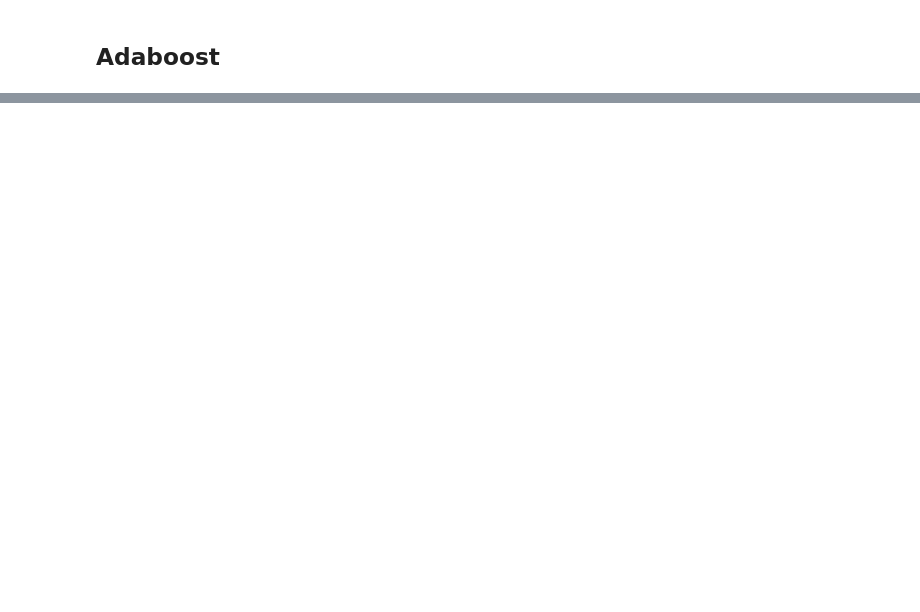
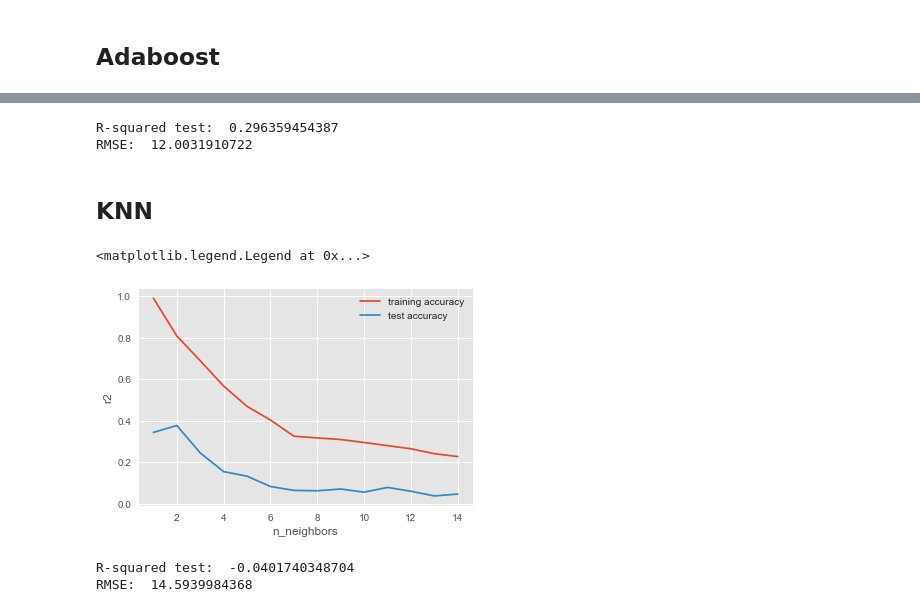
Before and after one commit to asyrafjanai/OLED-model, a Jupyter notebook: 6.0 - PhOLED 300.ipynb, the cells around one changed output, grey strips where cells are left out. Saved outputs shown, nothing was run; the diff lists cells and outputs as text; code cells hidden in the pictures; blank space fills up the shorter version.

```diff
--- a/6.0 - PhOLED 300.ipynb
+++ b/6.0 - PhOLED 300.ipynb
@@ -441,0 +467,70 @@ RMSE:  9.6389926614
+# %%
+from sklearn.ensemble import GradientBoostingRegressor
+
+regressor = GradientBoostingRegressor()
+regressor.fit(X_train, y_train.values.ravel())
+y_predictions = regressor.predict(X_test)
+
+# r2_scores = cross_val_score(regressor, X, y.values.ravel(), cv=kfold)
+# print('R2 scores: ', r2_scores)
+# print('mean R2 score: ', r2_scores.mean(), '\n')
+
+# mse_scores = cross_val_score(regressor, X, y.values.ravel(), cv=loo, scoring='neg_mean_squared_error')
+# print('RMSE mean: ', np.sqrt(-mse_scores.mean()) , '\n')
+
+# Check how our model is doing on test set
+print('R-squared test: ', regressor.score(X_test, y_test))
+print('RMSE: ', np.sqrt(mean_squared_error(y_test, y_predictions)))
+# %% [output]
+R-squared test:  0.296359454387
+RMSE:  12.0031910722
+# %% [markdown]
+## KNN
+# %%
+from sklearn.neighbors import KNeighborsRegressor
+from sklearn.preprocessing import Normalizer
+
+scaler = Normalizer()
+scaler.fit(X_train)
+xtrain_scaled = scaler.transform(X_train)
+xtest_scaled = scaler.transform(X_test)
+
+training_coefficient = []
+test_coefficient = []
+# try n_neighbors from 1 to 15
+neighbors_settings = range(1, 15)
+for n_neighbors in neighbors_settings:
+    # build the model
+    knn = KNeighborsRegressor(n_neighbors=n_neighbors)
+    knn.fit(xtrain_scaled, y_train)
+    # record training set accuracy
+    training_coefficient.append(knn.score(xtrain_scaled, y_train))
+    # record test set accuracy
+    test_coefficient.append(knn.score(xtest_scaled, y_test))
+
+plt.plot(neighbors_settings, training_coefficient, label="training accuracy")
+plt.plot(neighbors_settings, test_coefficient, label="test accuracy")
+plt.ylabel("r2")
+plt.xlabel("n_neighbors")
+plt.legend()
+# %% [output]
+<matplotlib.legend.Legend at 0x...>
+[figure, added]
+# %%
+regressor = KNeighborsRegressor(n_neighbors=5)
+regressor.fit(X_train, y_train.values.ravel())
+y_predictions = regressor.predict(X_test)
+
+# r2_scores = cross_val_score(regressor, X, y.values.ravel(), cv=kfold)
+# print('R2 scores: ', r2_scores)
+# print('mean R2 score: ', r2_scores.mean(), '\n')
+
+# mse_scores = cross_val_score(regressor, X, y.values.ravel(), cv=loo, scoring='neg_mean_squared_error')
+# print('RMSE mean: ', np.sqrt(-mse_scores.mean()) , '\n')
+
+# Check how our model is doing on test set
+print('R-squared test: ', regressor.score(X_test, y_test))
+print('RMSE: ', np.sqrt(mean_squared_error(y_test, y_predictions)))
+# %% [output]
+R-squared test:  -0.0401740348704
+RMSE:  14.5939984368
```
Also changed, not shown: parts of 7 cells of this notebook, 1 other file.
